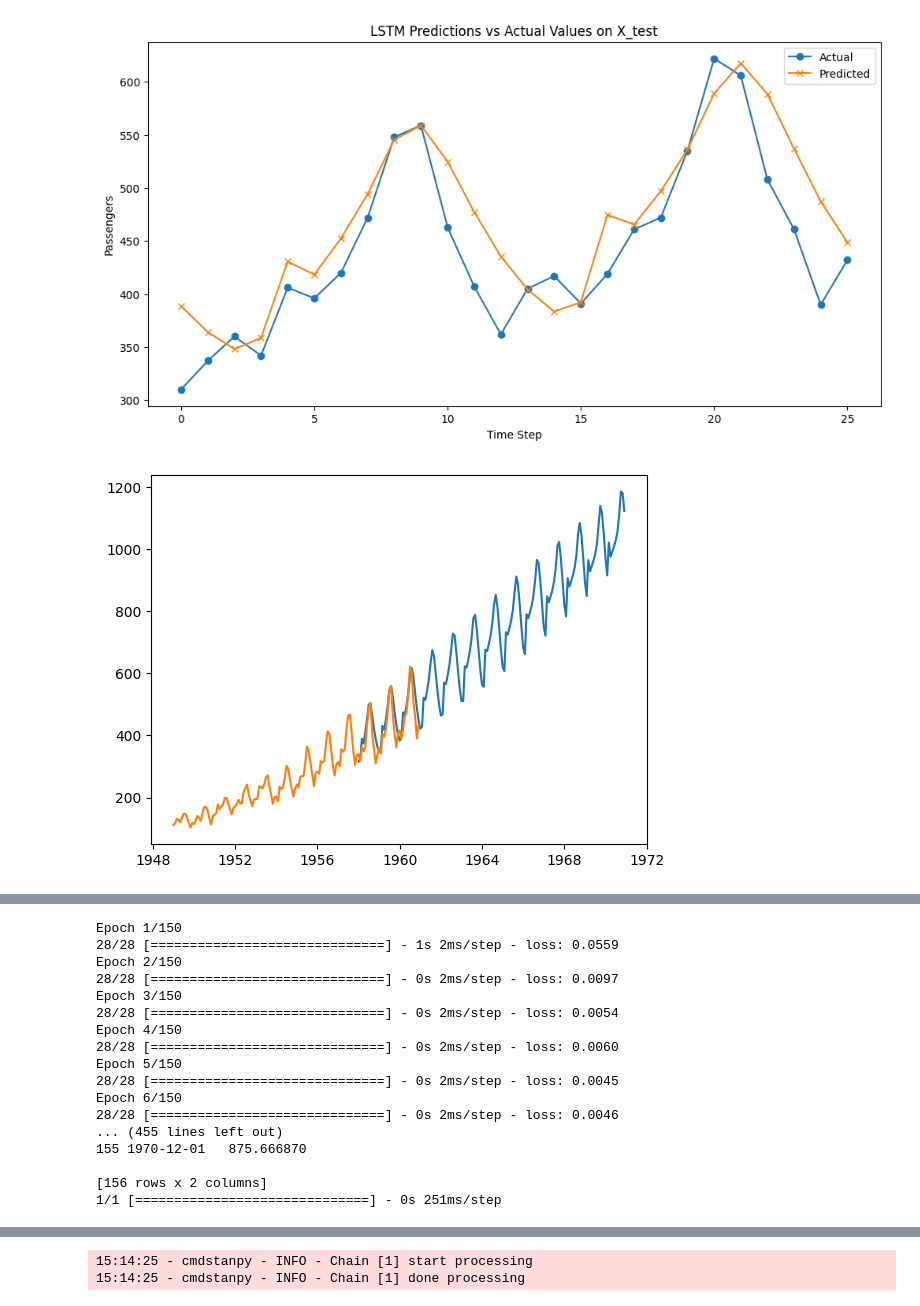
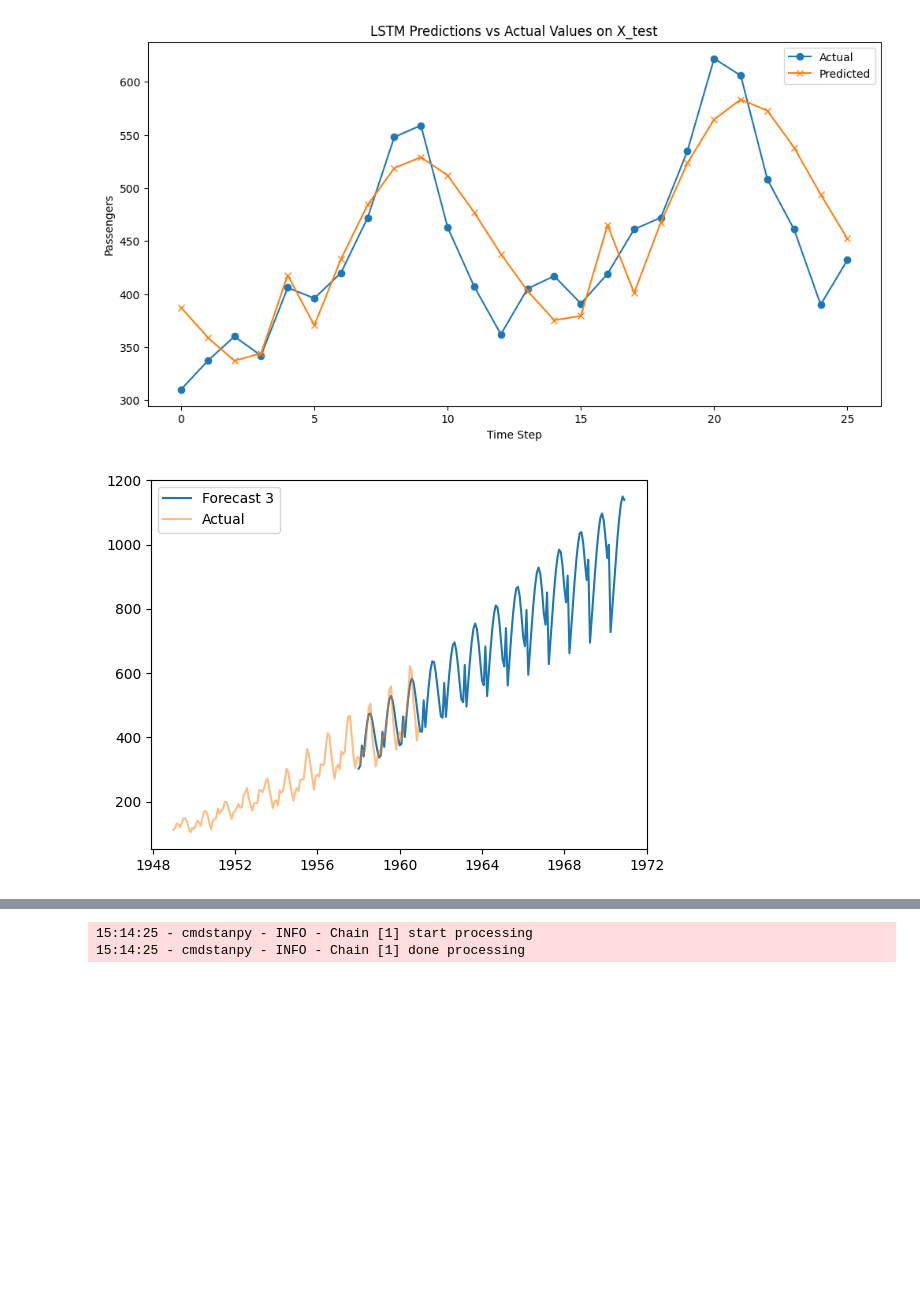
Before and after one commit to Tejasisnothere/LedgerLens, a Jupyter notebook: AI/TimeSeries/notebook/TS.ipynb, the cells around one changed output, grey strips where cells are left out. Cells and saved outputs as stored; diff of their text form; code cells hidden in the pictures; blank space fills up the shorter version.

```diff
--- a/AI/TimeSeries/notebook/TS.ipynb
+++ b/AI/TimeSeries/notebook/TS.ipynb
@@ -1,4 +1,5 @@
 # %%
+from tensorflow.keras.models import load_model
 import pandas as pd
 import numpy as np
 from sklearn.preprocessing import MinMaxScaler
@@ -7,6 +8,8 @@ from tensorflow.keras.layers import LSTM, Dense
 import matplotlib.pyplot as plt
 import seaborn as sns
 import joblib
+from sklearn.metrics import mean_squared_error, mean_absolute_error, r2_score
+
 
 class CSV_LSTM_PREDICTION_PIPELINE:
     def __init__(self, dataset, time_column_name, target_column_name,
@@ -19,9 +22,10 @@ class CSV_LSTM_PREDICTION_PIPELINE:
         self.iteration = iteration
         self.relative_path_artifacts = relative_path_artifacts
 
-        self.model_path = f"{self.relative_path_artifacts}/lstm_model_{self.iteration}.joblib"
+        self.model_path = f"{self.relative_path_artifacts}/lstm_model_{self.iteration}.keras"
         self.scaler_path = f"{self.relative_path_artifacts}/lstm_scaler_{self.iteration}.joblib"
         self.target_scaler_path = f"{self.relative_path_artifacts}/lstm_target_scaler_{self.iteration}.joblib"
+
 
         self.df[self.time_col_name] = pd.to_datetime(self.df[self.time_col_name])
 
@@ -35,6 +39,26 @@ class CSV_LSTM_PREDICTION_PIPELINE:
 
         self.scaler = None
         self.target_scaler = None
+
+    def evaluate(self):
+        """
+        Evaluates the model on the X_test set and prints MAE, MSE, RMSE, and R2 score.
+        """
+        y_actual, y_pred = self.predict_X_test()
+
+        mse = mean_squared_error(y_actual, y_pred)
+        rmse = np.sqrt(mse)
+        mae = mean_absolute_error(y_actual, y_pred)
+        r2 = r2_score(y_actual, y_pred)
+
+        print(f"Evaluation Metrics for iteration {self.iteration}:")
+        print(f"Mean Absolute Error (MAE): {mae:.4f}")
+        print(f"Mean Squared Error (MSE): {mse:.4f}")
+        print(f"Root Mean Squared Error (RMSE): {rmse:.4f}")
+        print(f"R² Score: {r2:.4f}")
+
+        return {"mae": mae, "mse": mse, "rmse": rmse, "r2": r2}
+
 
     def extract_time_features(self):
         """Convert datetime to numerical features."""
@@ -88,14 +112,20 @@ class CSV_LSTM_PREDICTION_PIPELINE:
                        batch_size=batch_size, verbose=1)
 
     def save_model(self):
-        joblib.dump(self.model, self.model_path)
+        # Save the Keras model
+        self.model.save(f"{self.relative_path_artifacts}/lstm_model_{self.iteration}.keras")
+        # Save the scalers using joblib
         joblib.dump(self.scaler, self.scaler_path)
         joblib.dump(self.target_scaler, self.target_scaler_path)
 
+
     def load_model(self):
-        self.model = joblib.load(self.model_path)
+        # Load the Keras model
+        self.model = load_model(f"{self.relative_path_artifacts}/lstm_model_{self.iteration}.keras")
+        # Load the scalers using joblib
         self.scaler = joblib.load(self.scaler_path)
         self.target_scaler = joblib.load(self.target_scaler_path)
+
 
     def predict_sequence(self, input_seq):
         """Predict a single sequence and return in original scale."""
@@ -168,41 +198,38 @@ class CSV_LSTM_PREDICTION_PIPELINE:
         plt.legend()
         plt.show()
 
-
-pt1 = plt.plot()
-pt2 = plt.plot()
-# Initialize pipeline
-for i in range(3,10):
+  # Initialize pipeline
+for i in range(3, 5):
     obj = CSV_LSTM_PREDICTION_PIPELINE(
         dataset="../datasets/flight.csv",
         time_column_name="Month",
         target_column_name="Passengers",
         prediction_step=i,
         iteration=i,
-        relative_path_artifacts="artifacts"
+        relative_path_artifacts="newartifacts"
     )
 
-# Prepare data, scale, and train
     obj.prepare_data()
     obj.train_test_split()
     obj.scale_data()
     obj.train_model(epochs=150, batch_size=4)
     obj.save_model()
 
-    # Extrapolate predictions from a specific date
+    # Evaluate model on X_test
+    obj.evaluate()
+
+    # Extrapolate and plot
     pred_df = obj.extrapolate(start_date="1958-01", end_date="1970-12")
     print(pred_df)
 
-
-
-    # After training and saving your LSTM model
     obj.plot_X_test_predictions()
 
     df = pd.read_csv("../datasets/flight.csv")
     df['Month'] = pd.to_datetime(df['Month'])
 
-    plt.plot(pred_df['date'], pred_df['prediction'])
-    plt.plot(df['Month'], df['Passengers'])
+    plt.plot(pred_df['date'], pred_df['prediction'], label=f"Forecast {i}")
+    plt.plot(df['Month'], df['Passengers'], label="Actual", alpha=0.5)
+    plt.legend()
     plt.show()
 # %% [output]
 Epoch 1/150
@@ -225,3 +252,3 @@ Epoch 6/150
-[figure, old version]
+[figure, new version]
-[figure, old version]
+[figure, new version]
 Epoch 1/150
@@ -246,17 +272,0 @@ Epoch 6/150
-Epoch 1/150
-28/28 [==============================] - 1s 2ms/step - loss: 0.0559
-Epoch 2/150
-28/28 [==============================] - 0s 2ms/step - loss: 0.0097
-Epoch 3/150
-28/28 [==============================] - 0s 2ms/step - loss: 0.0054
-Epoch 4/150
-28/28 [==============================] - 0s 2ms/step - loss: 0.0060
-Epoch 5/150
-28/28 [==============================] - 0s 2ms/step - loss: 0.0045
-Epoch 6/150
-28/28 [==============================] - 0s 2ms/step - loss: 0.0046
-... (455 lines left out)
-155 1970-12-01   875.666870
-
-[156 rows x 2 columns]
-1/1 [==============================] - 0s 251ms/step
```
Also changed, not shown: parts of 1 cell of this notebook, 14 other files.
